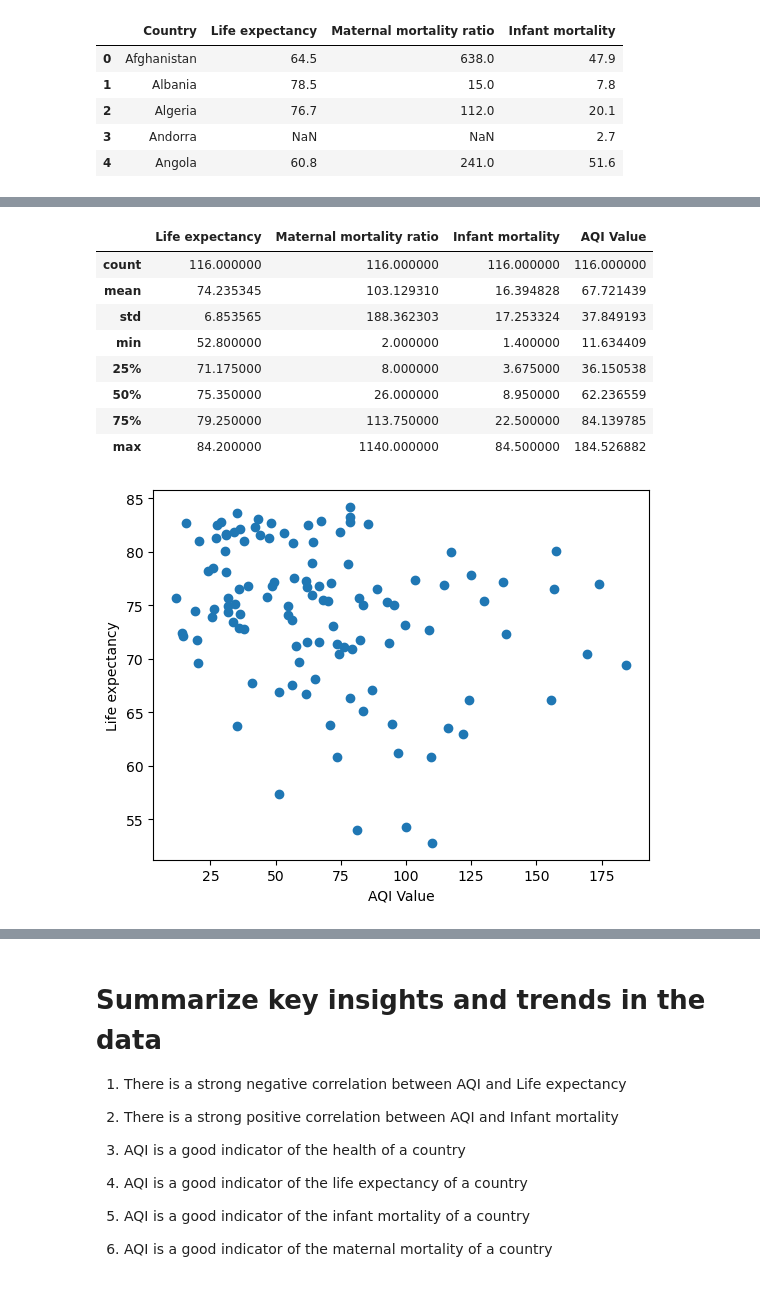
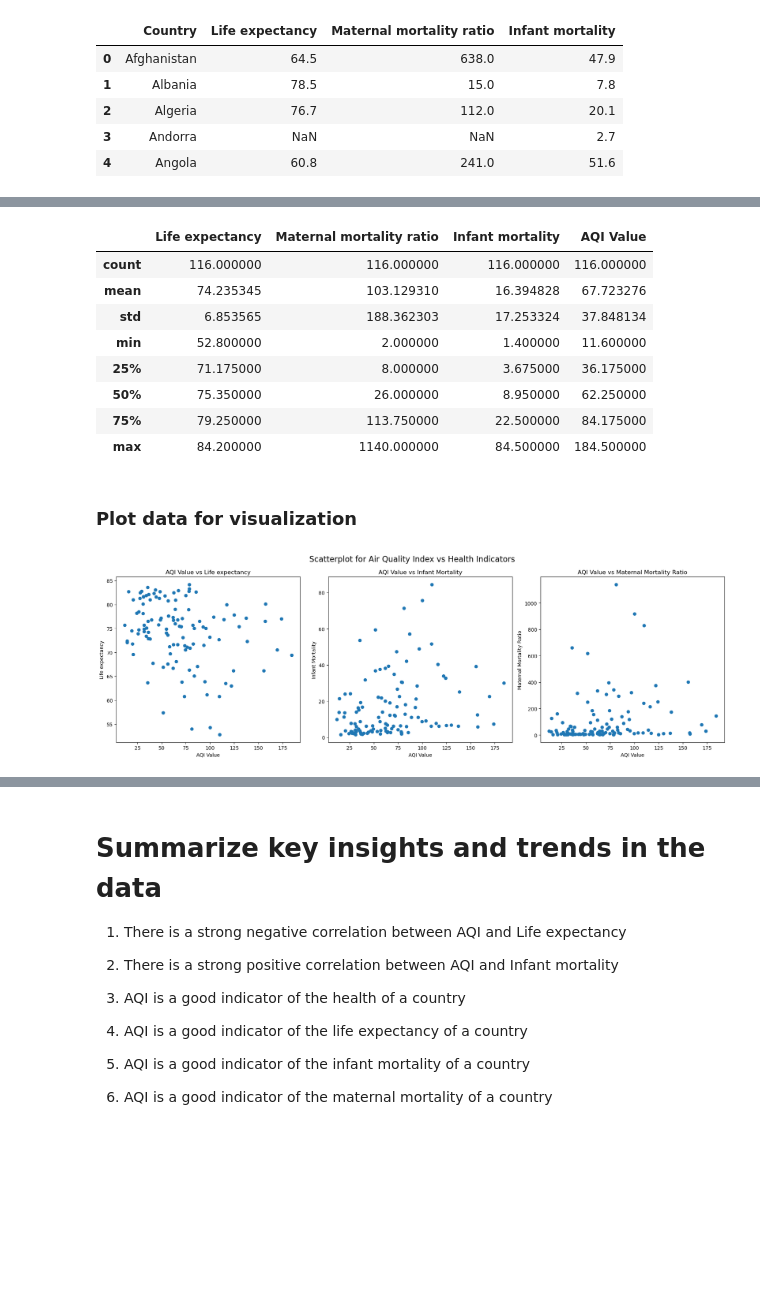
Before and after one commit to tumainimosha/air_quality_health, a Jupyter notebook: air_quality_health.ipynb, the cells around one changed output, grey strips where cells are left out. Drawn from its saved outputs; the diff is of its cells as text; code cells hidden in the pictures; blank space fills up the shorter version.

```diff
--- a/air_quality_health.ipynb
+++ b/air_quality_health.ipynb
@@ -18,3 +64,7 @@ Health records e.g., from WHO
 # %%
 import pandas as pd
 import numpy as np
+
+# Import Air Quality Index Data
+aqi_data = pd.read_csv('input/AQI_Data.csv')
+aqi_data.head()
@@ -21,4 +77,0 @@ import numpy as np
-# %%
-# Import Air Quality Index Data
-aqi_data = pd.read_csv('AQI_Data.csv')
-aqi_data.head()
@@ -32,6 +80,6 @@ aqi_data.head()
 # %%
 # Import Country Data which includes life expectancy, infant mortality and maternal mortality health indicators
-country_data = pd.read_csv('world-data-2023.csv')
+country_data = pd.read_csv('input/world-data-2023.csv')
 country_data.head()
 # %% [output]
 |  | Country | Density\n(P/Km2) | Abbreviation | Agricultural Land( %) | Land Area(Km2) | Armed Forces size | ... |
@@ -55,6 +107,6 @@ health_data.head()
 # %%
 # Average AQI for each country by year
-aqi_data_grouped = aqi_data.groupby('Country')['AQI Value'].mean()
+aqi_data_grouped = aqi_data.groupby('Country')['AQI Value'].mean().round(1)
 aqi_data_grouped.head()
 # %% [output]
 Country
@@ -81,22 +135,10 @@ merged_data.describe()
 # %% [output]
 |  | Life expectancy | Maternal mortality ratio | Infant mortality | AQI Value |
 | count | 116.000000 | 116.000000 | 116.000000 | 116.000000 |
-| mean | 74.235345 | 103.129310 | 16.394828 | 67.721439 |
-| std | 6.853565 | 188.362303 | 17.253324 | 37.849193 |
-| min | 52.800000 | 2.000000 | 1.400000 | 11.634409 |
-| 25% | 71.175000 | 8.000000 | 3.675000 | 36.150538 |
-| 50% | 75.350000 | 26.000000 | 8.950000 | 62.236559 |
-| 75% | 79.250000 | 113.750000 | 22.500000 | 84.139785 |
-| max | 84.200000 | 1140.000000 | 84.500000 | 184.526882 |
+| mean | 74.235345 | 103.129310 | 16.394828 | 67.723276 |
+| std | 6.853565 | 188.362303 | 17.253324 | 37.848134 |
+| min | 52.800000 | 2.000000 | 1.400000 | 11.600000 |
+| 25% | 71.175000 | 8.000000 | 3.675000 | 36.175000 |
+| 50% | 75.350000 | 26.000000 | 8.950000 | 62.250000 |
+| 75% | 79.250000 | 113.750000 | 22.500000 | 84.175000 |
+| max | 84.200000 | 1140.000000 | 84.500000 | 184.500000 |
-# %%
-# Visualize the data
-import matplotlib.pyplot as plt
-import seaborn as sns
-
-# plot relation btn AQI and Life expectancy
-plt.scatter(merged_data['AQI Value'], merged_data['Life expectancy'])
-plt.xlabel('AQI Value')
-plt.ylabel('Life expectancy')
-plt.show()
-# %% [output]
-[figure, removed]
@@ -102,0 +148,35 @@ plt.show()
+# %% [markdown]
+### Plot data for visualization
+# %%
+# Visualize the data
+import matplotlib.pyplot as plt
+import seaborn as sns
+
+# Plot scatterplot for AQI Value vs Life expectancy, Infant Mortality and Maternal Mortality Ratio
+fig, axs = plt.subplots(1, 3, figsize=(18, 6))
+
+# Plot for AQI Value vs Life expectancy
+axs[0].scatter(merged_data['AQI Value'], merged_data['Life expectancy'])
+axs[0].set_xlabel('AQI Value')
+axs[0].set_ylabel('Life expectancy')
+axs[0].set_title('AQI Value vs Life expectancy')
+
+# Plot for AQI Value vs Infant Mortality
+axs[1].scatter(merged_data['AQI Value'], merged_data['Infant mortality'])
+axs[1].set_xlabel('AQI Value')
+axs[1].set_ylabel('Infant Mortality')
+axs[1].set_title('AQI Value vs Infant Mortality')
+
+# Plot for AQI Value vs Maternal Mortality Ratio
+axs[2].scatter(merged_data['AQI Value'], merged_data['Maternal mortality ratio'])
+axs[2].set_xlabel('AQI Value')
+axs[2].set_ylabel('Maternal Mortality Ratio')
+axs[2].set_title('AQI Value vs Maternal Mortality Ratio')
+
+# Set overall imag etitle
+fig.suptitle('Scatterplot for Air Quality Index vs Health Indicators', fontsize=16)
+
+plt.tight_layout()
+plt.show()
+# %% [output]
+[figure, added]
```
Also changed, not shown: parts of 14 cells of this notebook, 4 other files.
